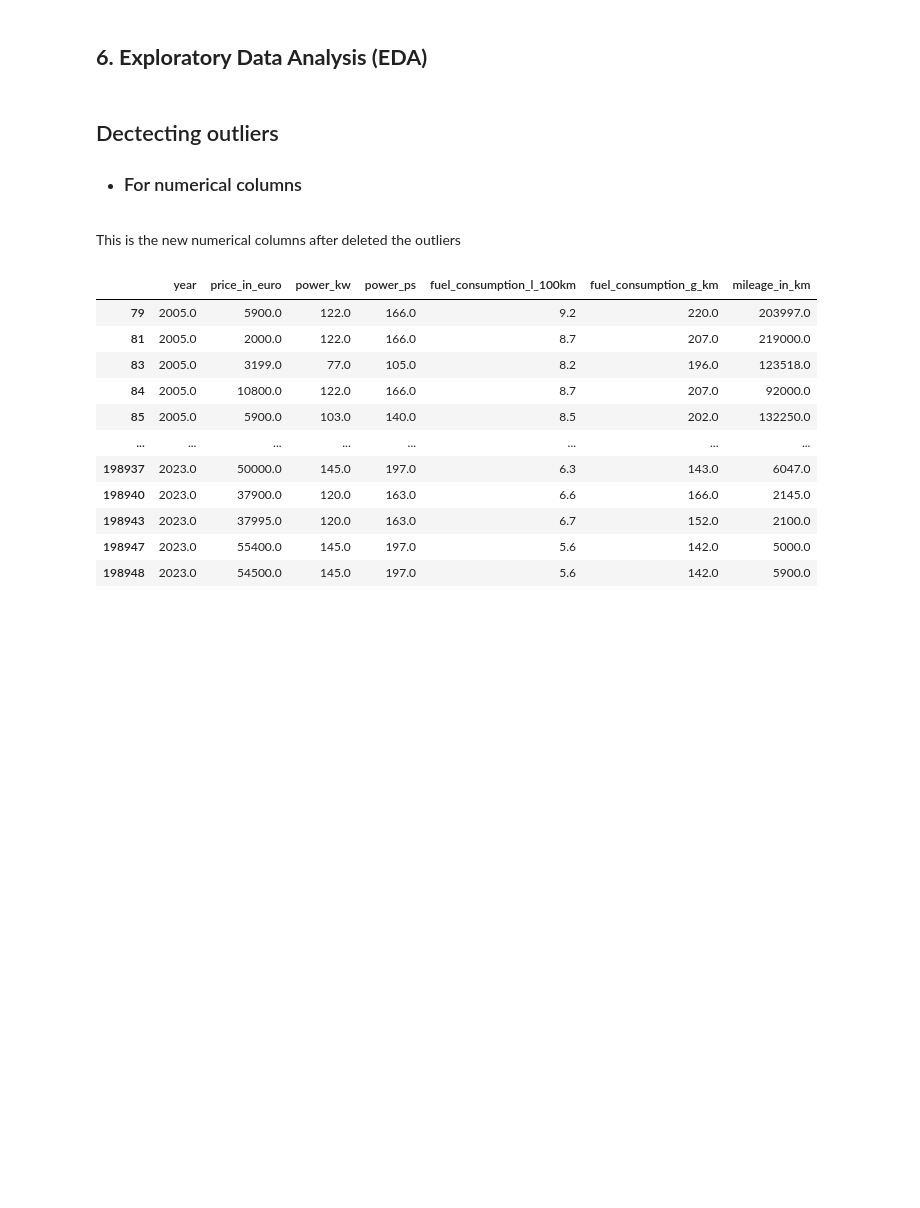
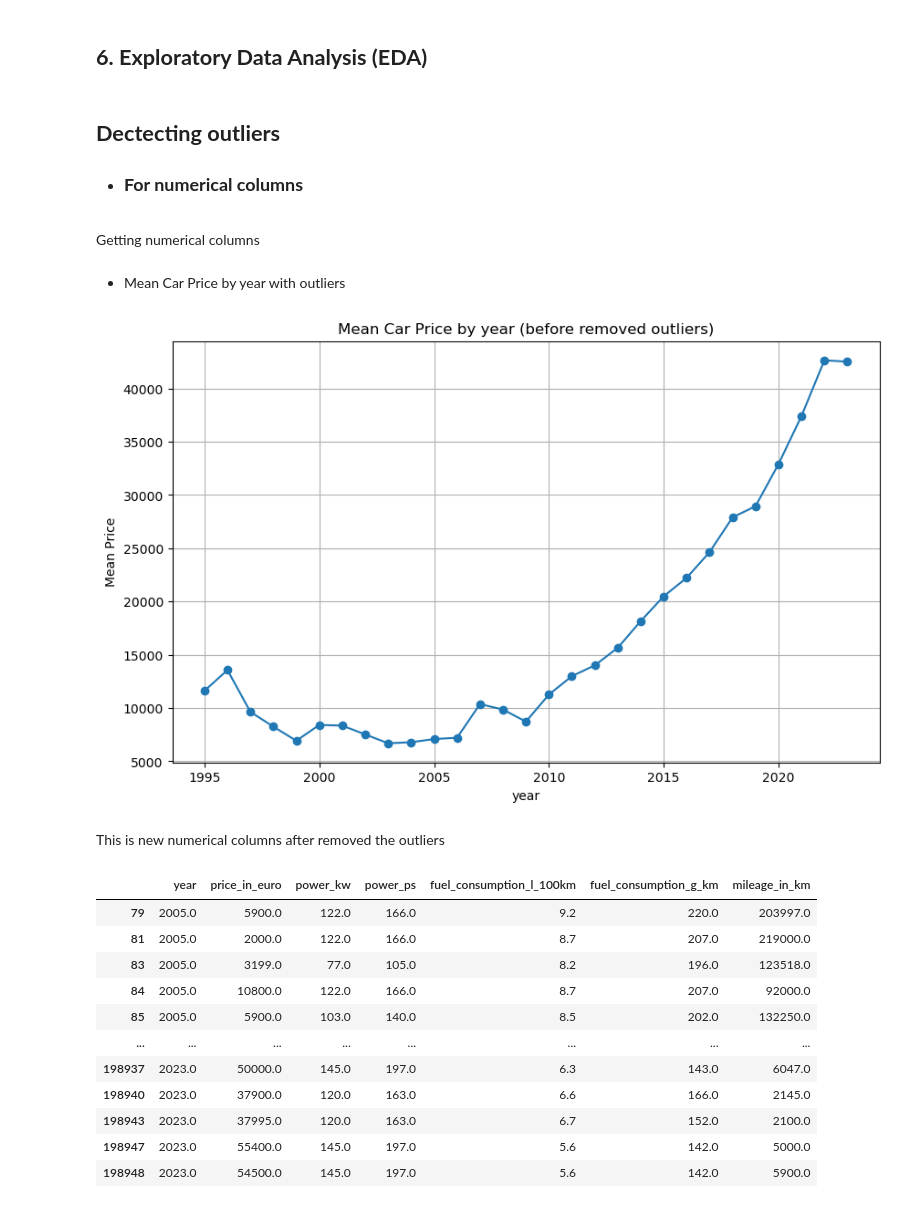
Before and after one commit to syl21b/Car-Price-Prediction, a Jupyter notebook: car-price-prediction.ipynb, the cells around one changed output. Saved outputs shown, nothing was run; the diff lists cells and outputs as text; code cells hidden in the pictures; blank space fills up the shorter version.

```diff
--- a/car-price-prediction.ipynb
+++ b/car-price-prediction.ipynb
@@ -187,5 +187,7 @@ We can observe the presence of outliers, and the data spans a wide range.
 <font color = 'blue'>
 ## **6. Exploratory Data Analysis (EDA)**
 # %% [markdown]
-## Dectecting outliers
-* ### For numerical columns
+## **Dectecting outliers**
+* ### **For numerical columns**
+# %% [markdown]
+Getting numerical columns
@@ -192,2 +198,17 @@ We can observe the presence of outliers, and the data spans a wide range.
+# %% [markdown]
+* Mean Car Price by year with outliers
+# %%
+
+mean_prices_by_year = num_columns.groupby('year')['price_in_euro'].mean().reset_index()
+
+plt.figure(figsize=(10, 6))
+plt.plot(mean_prices_by_year['year'], mean_prices_by_year['price_in_euro'], marker='o', linestyle='-')
+plt.title('Mean Car Price by year (before removed outliers)')
+plt.xlabel('year')
+plt.ylabel('Mean Price')
+plt.grid(True)
+plt.show()
+# %% [output]
+[figure, added]
 # %%
 
@@ -209,7 +227,7 @@ outliers_mask = (num_columns[numerical_cols] < lower_bound) | (num_columns[numer
 # Drop the rows containing outliers
 num_columns = num_columns[~outliers_mask]
 # %% [markdown]
-This is the new numerical columns after deleted the outliers
+This is new numerical columns after removed the outliers
 # %%
 new_num_columns= num_columns.dropna() #drop the rows which are contain NAN
 new_num_columns
```
Also changed, not shown: parts of 9 cells of this notebook.
